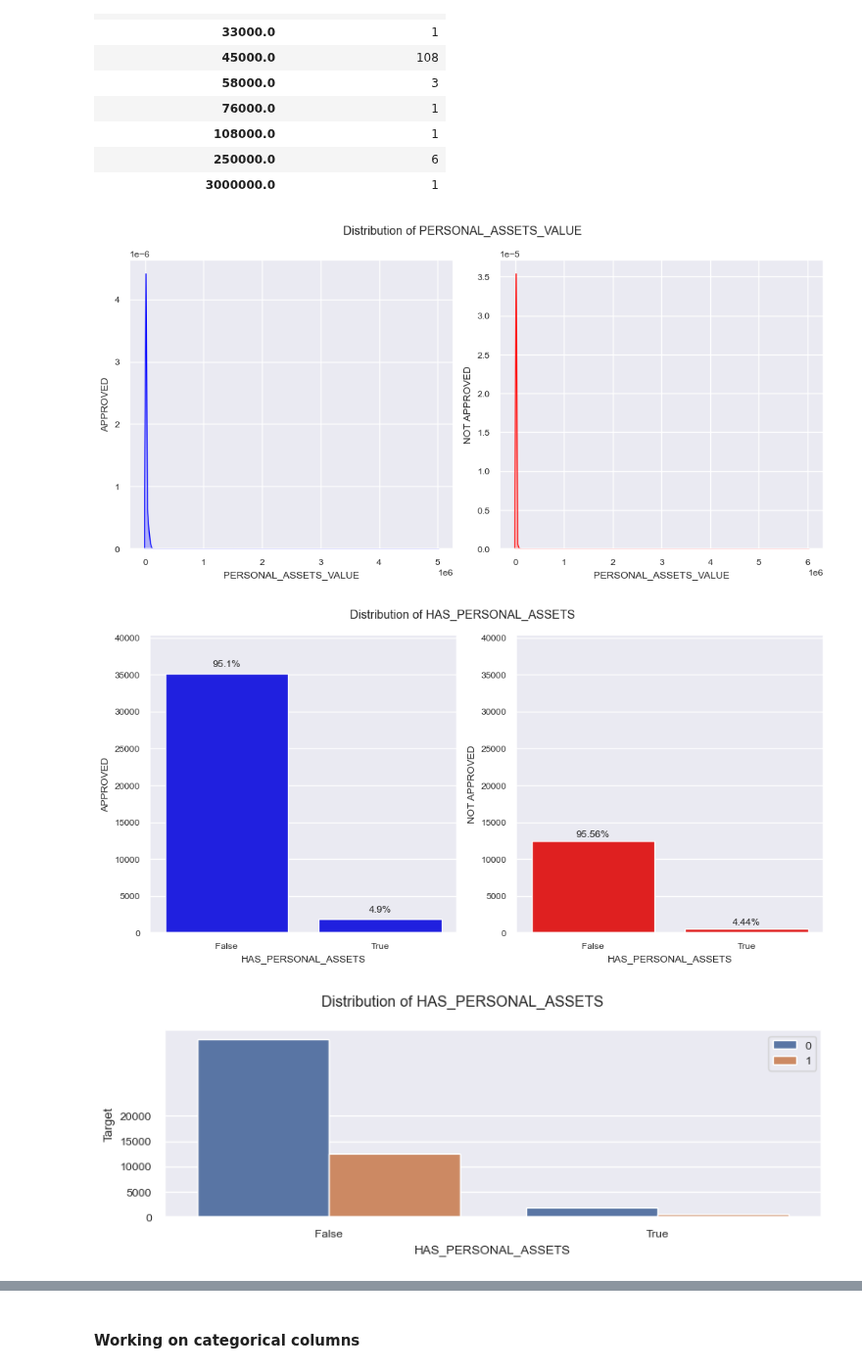
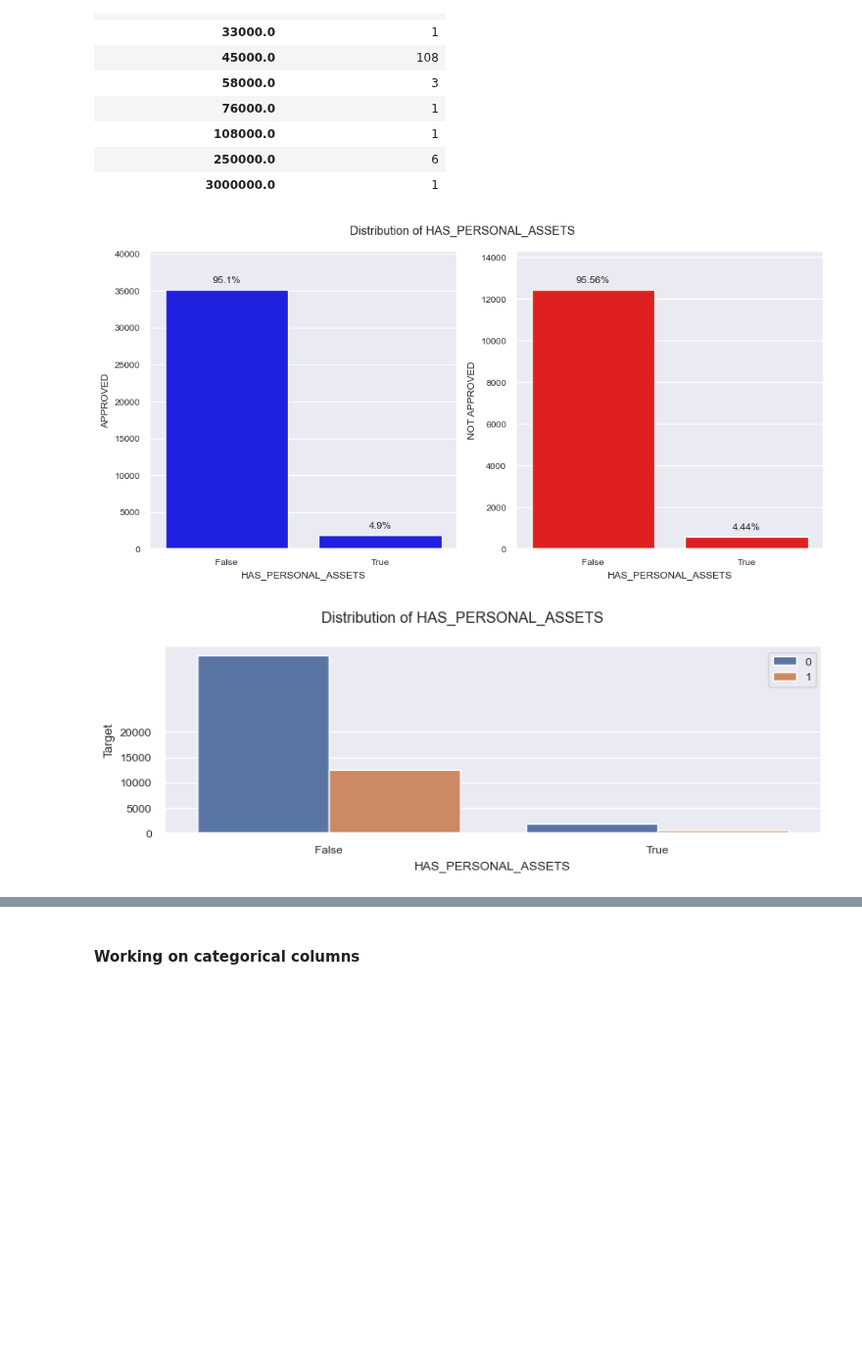
Before and after one commit to tutecode/credit-risk-analysis, a Jupyter notebook: src/notebooks/eda.ipynb, the cells around one changed output, grey strips where cells are left out. Shown at 98% size. Cells and saved outputs as stored; diff of their text form; code cells hidden in the pictures; blank space fills up the shorter version.

```diff
--- a/src/notebooks/eda.ipynb
+++ b/src/notebooks/eda.ipynb
@@ -501,14 +487,12 @@ app_train_cop[["TARGET_LABEL_BAD=1", curr_col_name]].groupby([curr_col_name]).co
 | 3000000.0 | 1 |
 # %%
 # 'PERSONAL_ASSETS_VALUE': changed to 'HAS_PERSONAL_ASSETS' Y and N values (pending to delete)
-plot.plotting_distribution_kde(app_train, 'PERSONAL_ASSETS_VALUE', "horizontal") # before cleaning
 
 plot.plotting_distribution_bar(app_train_cop, 'HAS_PERSONAL_ASSETS', "horizontal") # after cleaning
 plot.plotting_distribution_bar_double(app_train_cop, 'HAS_PERSONAL_ASSETS') # after cleaning
 # %% [output]
-[figure, old version]
+[figure, new version]
-[figure, old version]
+[figure, new version]
-[figure, removed]
 # %%
 # 'QUANT_CARS' changed to 'HAS_CAR': categorical (Y, N)
 print(app_train[["TARGET_LABEL_BAD=1", "QUANT_CARS"]].groupby(["QUANT_CARS"]).count())
```
Also changed, not shown: parts of 15 cells of this notebook, 4 other files.
